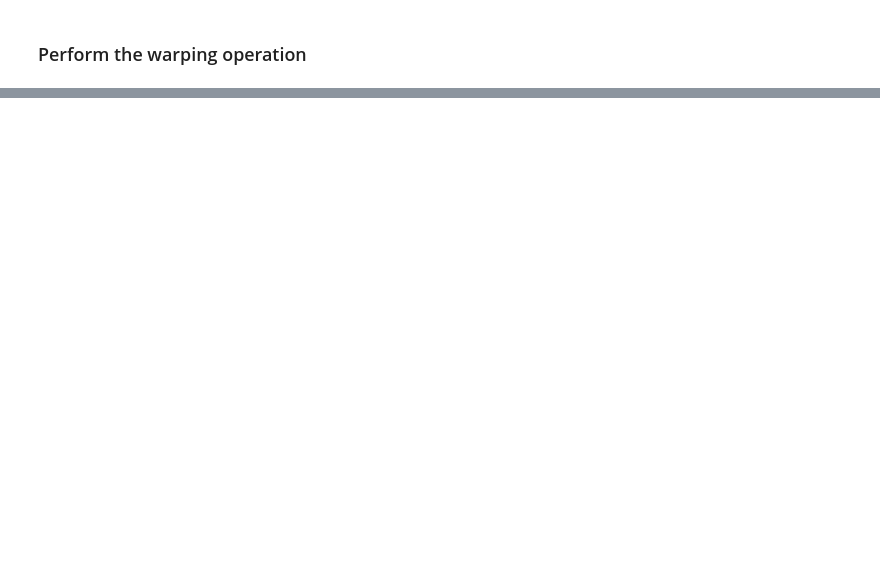
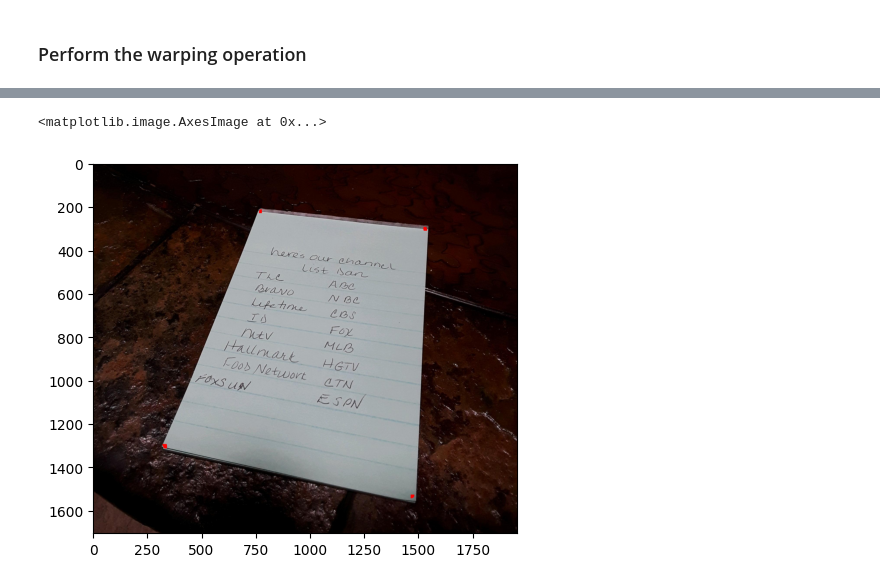
Before and after one commit to isaactuckey/document-rectifier, a Jupyter notebook: documentrectifier.ipynb, the cells around one changed output, grey strips where cells are left out. Drawn from its saved outputs; the diff is of its cells as text; code cells hidden in the pictures; blank space fills up the shorter version.

```diff
--- a/documentrectifier.ipynb
+++ b/documentrectifier.ipynb
@@ -73,0 +94,27 @@ plt.imshow(newImg)
+# %%
+# Preprocess the image with intense blurring and binary thresholding
+blur = cv2.GaussianBlur(img, (29,29), 21)
+
+# View blurred image
+# plt.imshow(blur)
+# plt.show()
+
+ret,threshold = cv2.threshold(blur, 120, 255, cv2.THRESH_BINARY)
+
+# View thresholded image
+# plt.imshow(threshold)
+# plt.show()
+
+grayscale = cv2.cvtColor(threshold, cv2.COLOR_BGR2GRAY)
+grayscale = np.float32(grayscale)
+
+# Apply Harris corner detection
+detect = cv2.cornerHarris(grayscale, 21, 9, 0.05)
+
+# For viewing purposes
+img_copy = img.copy()
+img_copy[detect>0.05*detect.max()]=[255,0,0]
+plt.imshow(img_copy)
+# %% [output]
+<matplotlib.image.AxesImage at 0x...>
+[figure, added]
```
Also changed, not shown: parts of 15 cells of this notebook.
